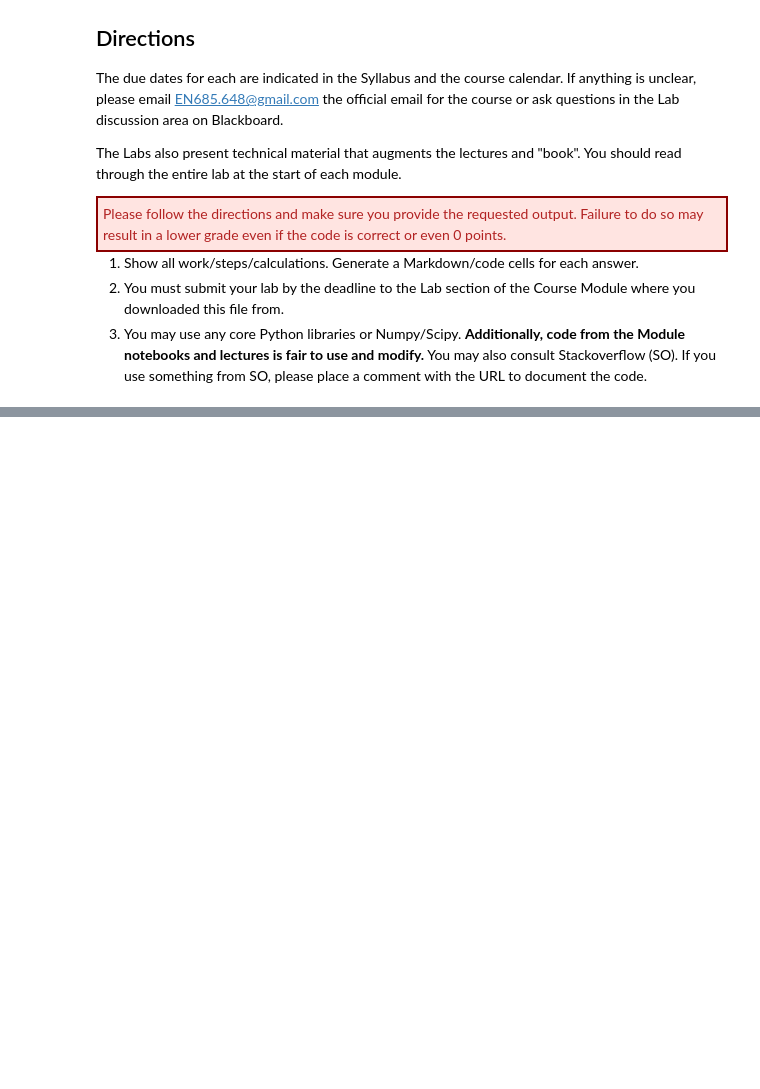
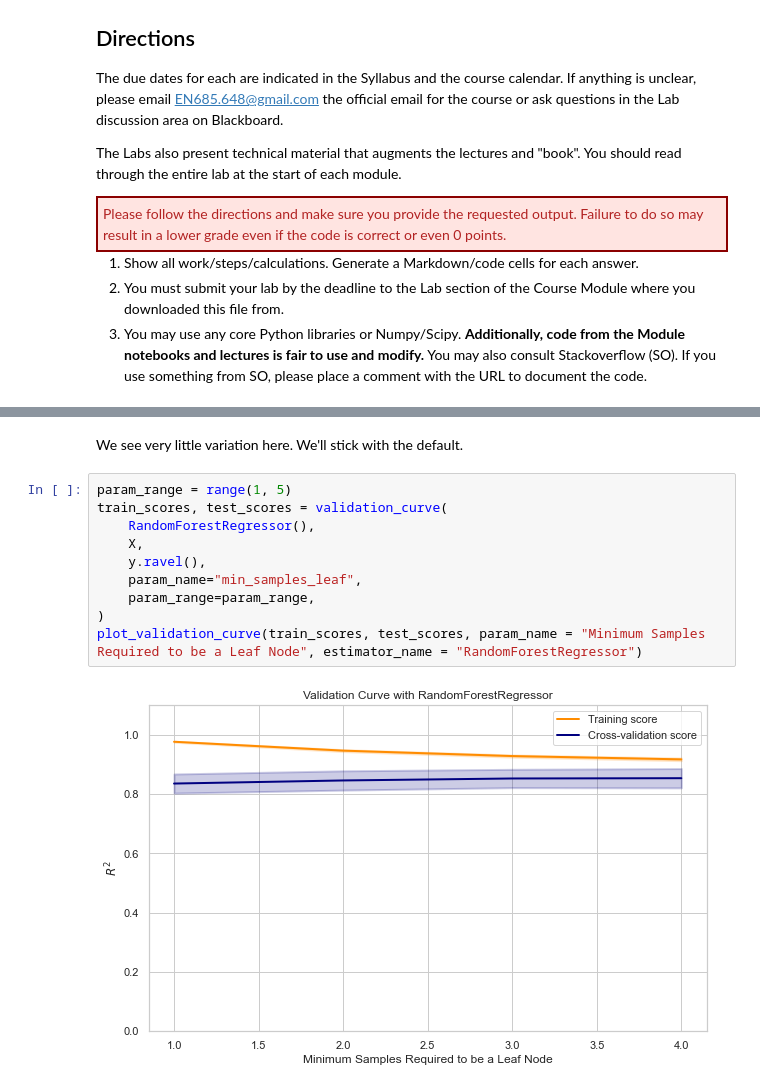
Before and after one commit to natemcintosh/en_685_648_data_science, a Jupyter notebook: 13_module/nmcinto2.ipynb, the cells around one changed output, grey strips where cells are left out. Saved outputs shown, nothing was run; the diff lists cells and outputs as text; blank space fills up the shorter version.

```diff
--- a/13_module/nmcinto2.ipynb
+++ b/13_module/nmcinto2.ipynb
@@ -31,0 +181,14 @@ Now use the [Random Forest](https://scikit-learn.org/stable/modules/generated/sk
+# %% [markdown]
+We see very little variation here. We'll stick with the default.
+# %%
+param_range = range(1, 5)
+train_scores, test_scores = validation_curve(
+    RandomForestRegressor(),
+    X,
+    y.ravel(),
+    param_name="min_samples_leaf",
+    param_range=param_range,
+)
+plot_validation_curve(train_scores, test_scores, param_name = "Minimum Samples Required to be a Leaf Node", estimator_name = "RandomForestRegressor")
+# %% [output]
+[figure, added]
```
Also changed, not shown: parts of 29 cells of this notebook.
